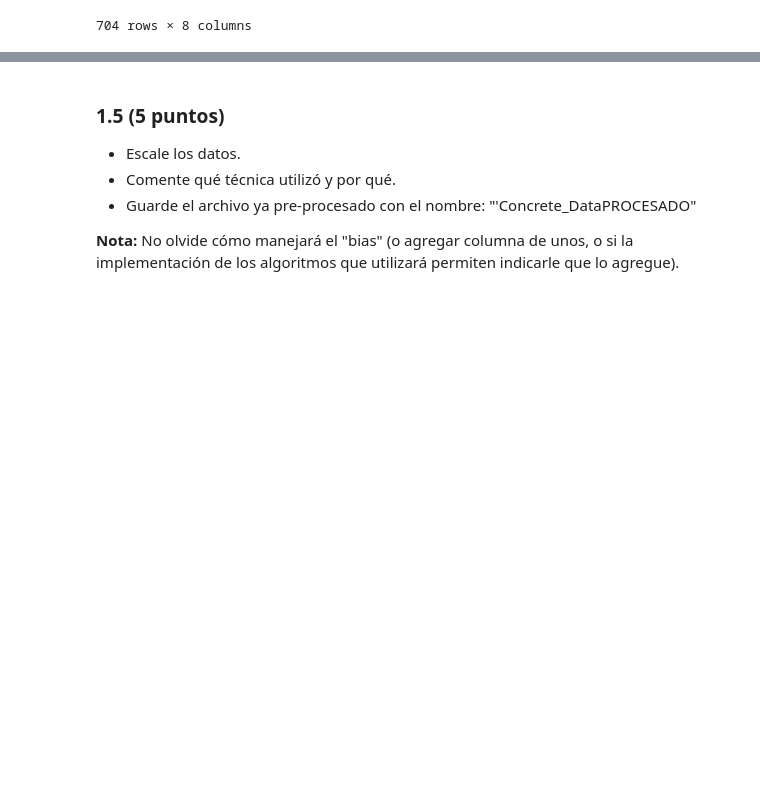
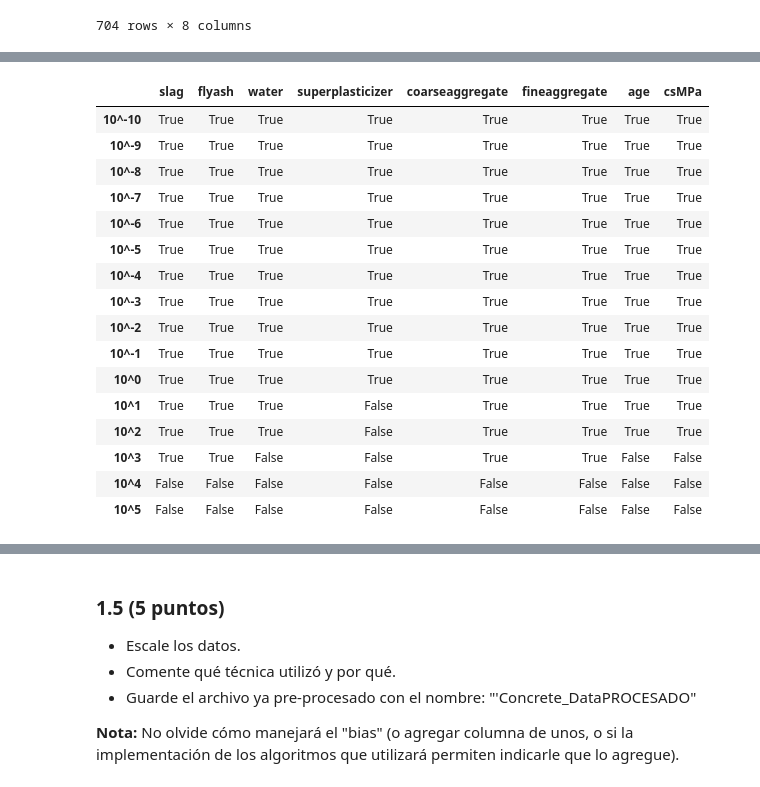
Before and after one commit to GabrielVargasR/University-Artificial-Intelligence, a Jupyter notebook: TC3 - Regression and Feature Engineering/2021-2-Trabajo Practico_03.ipynb, the cells around one changed output, grey strips where cells are left out. Saved outputs shown, nothing was run; the diff lists cells and outputs as text; code cells hidden in the pictures; blank space fills up the shorter version.

```diff
--- a/TC3 - Regression and Feature Engineering/2021-2-Trabajo Practico_03.ipynb
+++ b/TC3 - Regression and Feature Engineering/2021-2-Trabajo Practico_03.ipynb
@@ -455,0 +448,32 @@ print(selector)
+# %%
+# arrays for result storage
+results = []
+r_index = []
+
+# embedded method using Lasso for different hyperparameters
+for i in range(-10,6):
+    selector = SelectFromModel(Lasso(alpha=10**i, random_state=42)) # selector created with new hyperparameter
+    selector.fit(X_trainVal_prep, Y_trainVal) # selector fitted to dataset
+    results.append(selector.get_support()) # result saved
+    r_index.append(f'10^{i}') # result saved
+
+# presents results as a dataframe
+pd.DataFrame(data = results, index = r_index, columns = X_trainVal_prep.columns)
+# %% [output]
+|  | slag | flyash | water | superplasticizer | coarseaggregate | fineaggregate | age | csMPa |
+| 10^-10 | True | True | True | True | True | True | True | True |
+| 10^-9 | True | True | True | True | True | True | True | True |
+| 10^-8 | True | True | True | True | True | True | True | True |
+| 10^-7 | True | True | True | True | True | True | True | True |
+| 10^-6 | True | True | True | True | True | True | True | True |
+| 10^-5 | True | True | True | True | True | True | True | True |
+| 10^-4 | True | True | True | True | True | True | True | True |
+| 10^-3 | True | True | True | True | True | True | True | True |
+| 10^-2 | True | True | True | True | True | True | True | True |
+| 10^-1 | True | True | True | True | True | True | True | True |
+| 10^0 | True | True | True | True | True | True | True | True |
+| 10^1 | True | True | True | False | True | True | True | True |
+| 10^2 | True | True | True | False | True | True | True | True |
+| 10^3 | True | True | False | False | True | True | False | False |
+| 10^4 | False | False | False | False | False | False | False | False |
+| 10^5 | False | False | False | False | False | False | False | False |
```
Also changed, not shown: parts of 11 cells of this notebook.
